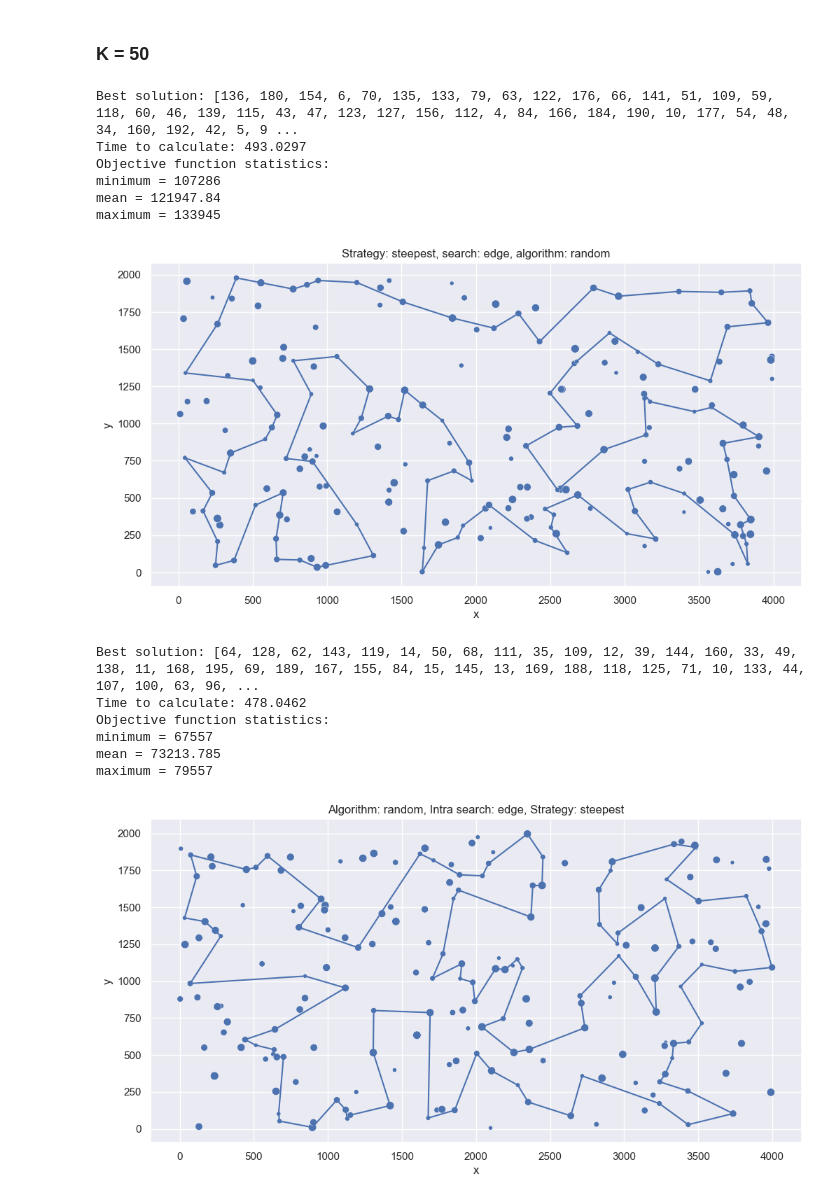
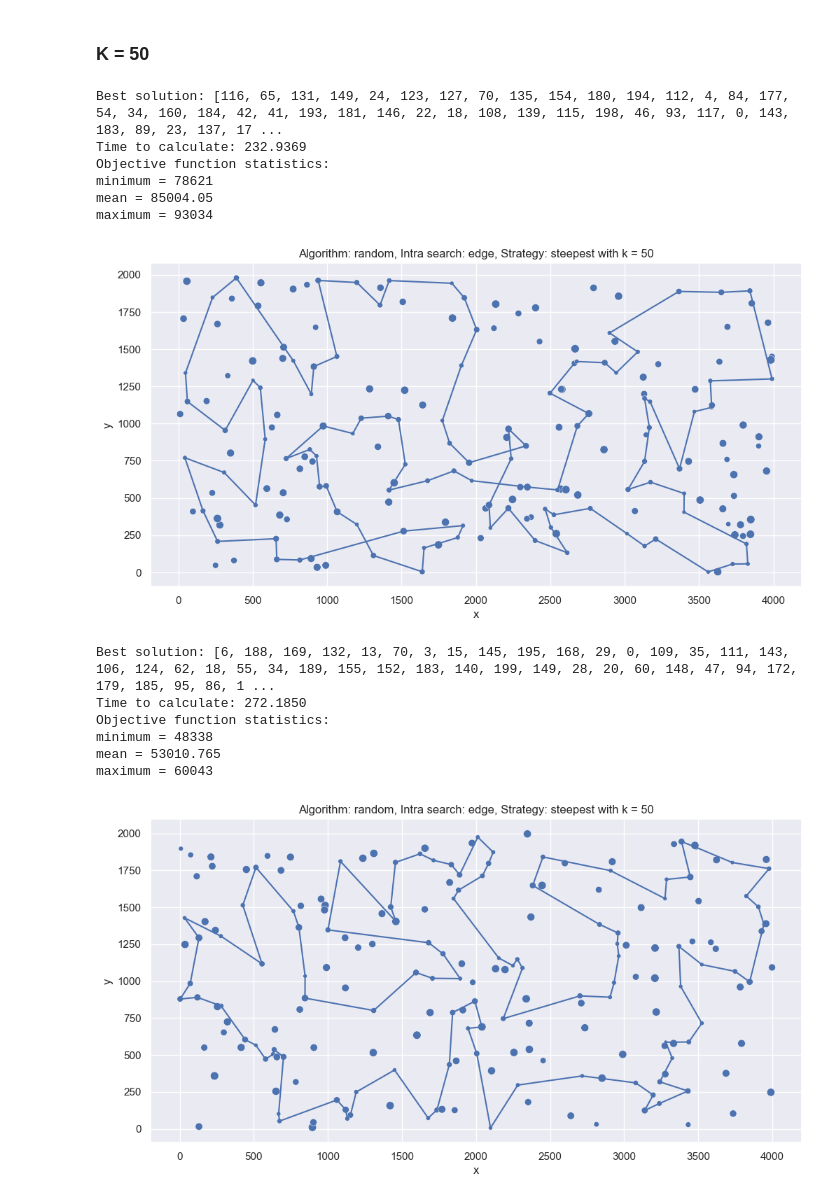
Before and after one commit to AndrukhKiril/EvolutionaryComputation, a Jupyter notebook: Lab 4/EC_lab4.ipynb, the cells around one changed output. Saved outputs shown, nothing was run; the diff lists cells and outputs as text; code cells hidden in the pictures.

```diff
--- a/Lab 4/EC_lab4.ipynb
+++ b/Lab 4/EC_lab4.ipynb
@@ -428,3 +382,14 @@ def local_search(
+# %%
+def generate_candidate_moves(solution: list, dataset: pd.DataFrame, distance_matrix: np.ndarray, candidates_number: int = 10) -> dict:
+    candidates = {}
+    for node in solution:
+        if node >= len(distance_matrix):
+            continue
+        distances = distance_matrix[node].copy()
+        distances[node] = np.inf
+        nearest_nodes = np.argsort(distances)[:candidates_number]
+        candidates[node] = set(nearest_nodes)
+    return candidates
 # %%
 def init_local_search(
     dataset: pd.DataFrame,
@@ -432,13 +397,16 @@ def init_local_search(
     start: int,
     strategy: str,
     intra_search: str,
-    k: int,
+    candidate_numbers: int,
     debug_mode: bool = True,
     algo_to_enchance: str = "greedy_cycle",
 ) -> pd.DataFrame:
-    if algo_to_enchance == "greedy_cycle":
-        solution = list(init_greedy_cycle(dataset, distance_matrix, start).index)
-    elif algo_to_enchance == "random":
+    if algo_to_enchance == "random":
         solution = list(init_random_solution(dataset, distance_matrix, start).index)
-    solution = local_search(dataset, distance_matrix, solution, k, strategy, intra_search, debug_mode)
+
+    assert all(0 <= node < len(distance_matrix) for node in solution)
+
+    candidate_moves = generate_candidate_moves(solution, dataset, distance_matrix, candidate_numbers)
+
+    solution = local_search(dataset, distance_matrix, solution, strategy, intra_search, debug_mode, candidate_moves)
     return solution
@@ -535,21 +499,17 @@ maximum = 88740
 # %% [markdown]
 ### K = 20
 # %%
-strat = 'steepest'
-search = 'edge'
-algo = 'random'
-
 experiment(
     dataset_A,
     distance_matrix_A,
-    f"Strategy: {strat}, search: {search}, algorithm: {algo}",
+    f"Algorithm: {algo}, Intra search: {search}, Strategy: {strat} with k = 20",
     init_local_search,
     **{
         "strategy": strat,
         "intra_search": search,
         "debug_mode": True,
         "algo_to_enchance": algo,
-        "k": 20,
+        "candidate_numbers": 20,
     },
     show_indices = False,
 )
@@ -564,19 +524,15 @@ maximum = 143843
 # %%
-strat = 'steepest'
-search = 'edge'
-algo = 'random'
-
 experiment(
     dataset_B,
     distance_matrix_B,
-    f"Algorithm: {algo}, Intra search: {search}, Strategy: {strat}",
+    f"Algorithm: {algo}, Intra search: {search}, Strategy: {strat} with k = 20",
     init_local_search,
     **{
         "strategy": strat,
         "intra_search": search,
         "debug_mode": True,
         "algo_to_enchance": algo,
-        "k": 20,
+        "candidate_numbers": 20,
     },
     show_indices = False,
 )
@@ -594,45 +550,45 @@ maximum = 80294
 experiment(
     dataset_A,
     distance_matrix_A,
-    f"Strategy: {strat}, search: {search}, algorithm: {algo}",
+    f"Algorithm: {algo}, Intra search: {search}, Strategy: {strat} with k = 50",
     init_local_search,
     **{
         "strategy": strat,
         "intra_search": search,
         "debug_mode": True,
         "algo_to_enchance": algo,
-        "k": 50,
+        "candidate_numbers": 50,
     },
     show_indices = False,
 )
 # %% [output]
-Best solution: [136, 180, 154, 6, 70, 135, 133, 79, 63, 122, 176, 66, 141, 51, 109, 59, 118, 60, 46, 139, 115, 43, 47, 123, 127, 156, 112, 4, 84, 166, 184, 190, 10, 177, 54, 48, 34, 160, 192, 42, 5, 9 ...
-Time to calculate: 493.0297
+Best solution: [116, 65, 131, 149, 24, 123, 127, 70, 135, 154, 180, 194, 112, 4, 84, 177, 54, 34, 160, 184, 42, 41, 193, 181, 146, 22, 18, 108, 139, 115, 198, 46, 93, 117, 0, 143, 183, 89, 23, 137, 17 ...
+Time to calculate: 232.9369
 Objective function statistics:
-minimum = 107286
-mean = 121947.84
-maximum = 133945
+minimum = 78621
+mean = 85004.05
+maximum = 93034
-[figure, old version]
+[figure, new version]
 # %%
 experiment(
     dataset_B,
     distance_matrix_B,
-    f"Algorithm: {algo}, Intra search: {search}, Strategy: {strat}",
+    f"Algorithm: {algo}, Intra search: {search}, Strategy: {strat} with k = 50",
     init_local_search,
     **{
         "strategy": strat,
         "intra_search": search,
         "debug_mode": True,
         "algo_to_enchance": algo,
-        "k": 50,
+        "candidate_numbers": 50,
     },
     show_indices = False,
 )
 # %% [output]
-Best solution: [64, 128, 62, 143, 119, 14, 50, 68, 111, 35, 109, 12, 39, 144, 160, 33, 49, 138, 11, 168, 195, 69, 189, 167, 155, 84, 15, 145, 13, 169, 188, 118, 125, 71, 10, 133, 44, 107, 100, 63, 96, ...
-Time to calculate: 478.0462
+Best solution: [6, 188, 169, 132, 13, 70, 3, 15, 145, 195, 168, 29, 0, 109, 35, 111, 143, 106, 124, 62, 18, 55, 34, 189, 155, 152, 183, 140, 199, 149, 28, 20, 60, 148, 47, 94, 172, 179, 185, 95, 86, 1 ...
+Time to calculate: 272.1850
 Objective function statistics:
-minimum = 67557
-mean = 73213.785
-maximum = 79557
+minimum = 48338
+mean = 53010.765
+maximum = 60043
-[figure, old version]
+[figure, new version]
```
Also changed, not shown: parts of 11 cells of this notebook, 1 other file.
